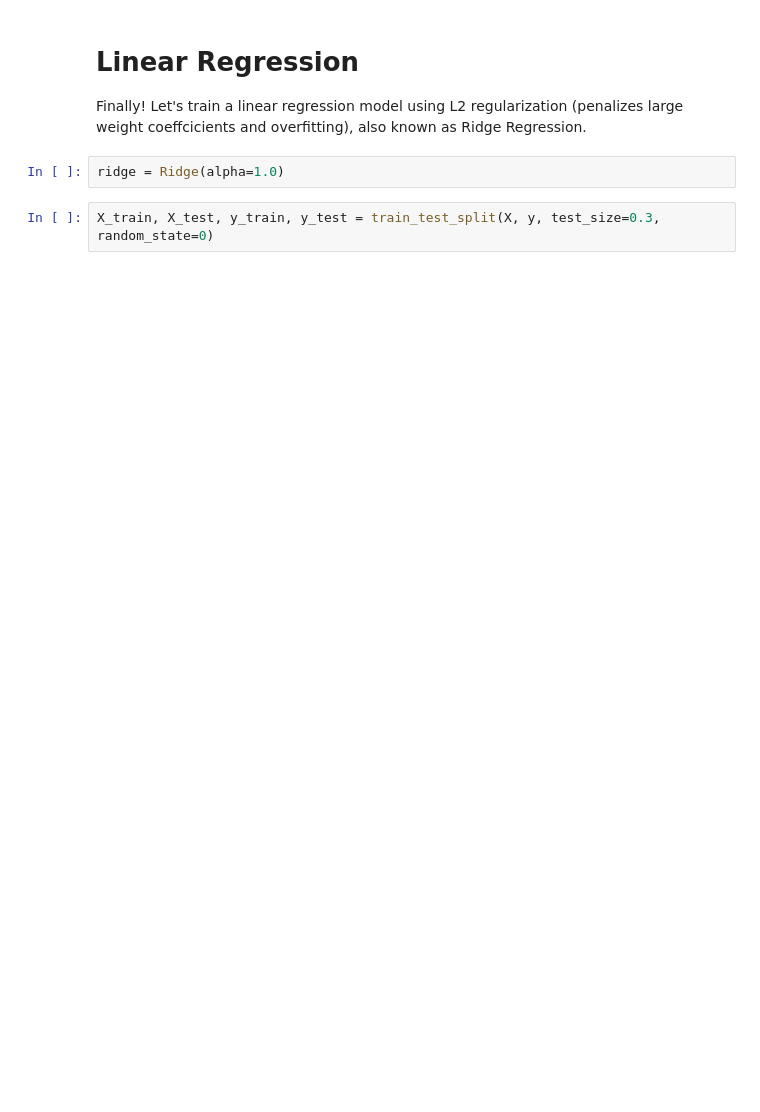
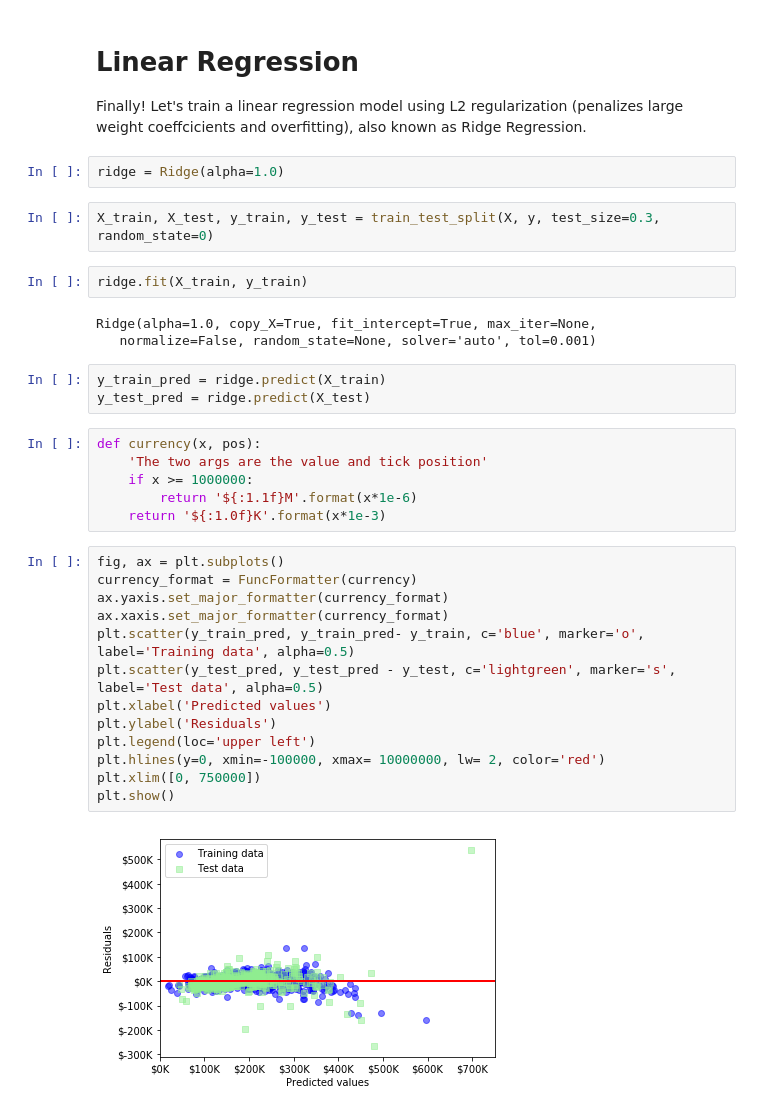
Before and after one commit to aaronyan/house-price-regression, a Jupyter notebook: house-price-regression.ipynb, the cells around one changed output. Saved outputs shown, nothing was run; the diff lists cells and outputs as text; blank space fills up the shorter version.

Commit message:
Train model and predict. Show residual plots of test set.

```diff
--- a/house-price-regression.ipynb
+++ b/house-price-regression.ipynb
@@ -276,3 +278,32 @@ Finally! Let's train a linear regression model using L2 regularization (penalize
 ridge = Ridge(alpha=1.0)
 # %%
 X_train, X_test, y_train, y_test = train_test_split(X, y, test_size=0.3, random_state=0)
+# %%
+ridge.fit(X_train, y_train)
+# %% [output]
+Ridge(alpha=1.0, copy_X=True, fit_intercept=True, max_iter=None,
+   normalize=False, random_state=None, solver='auto', tol=0.001)
+# %%
+y_train_pred = ridge.predict(X_train)
+y_test_pred = ridge.predict(X_test)
+# %%
+def currency(x, pos):
+    'The two args are the value and tick position'
+    if x >= 1000000:
+        return '${:1.1f}M'.format(x*1e-6)
+    return '${:1.0f}K'.format(x*1e-3)
+# %%
+fig, ax = plt.subplots()
+currency_format = FuncFormatter(currency)
+ax.yaxis.set_major_formatter(currency_format)
+ax.xaxis.set_major_formatter(currency_format)
+plt.scatter(y_train_pred, y_train_pred- y_train, c='blue', marker='o', label='Training data', alpha=0.5)
+plt.scatter(y_test_pred, y_test_pred - y_test, c='lightgreen', marker='s', label='Test data', alpha=0.5)
+plt.xlabel('Predicted values')
+plt.ylabel('Residuals')
+plt.legend(loc='upper left')
+plt.hlines(y=0, xmin=-100000, xmax= 10000000, lw= 2, color='red')
+plt.xlim([0, 750000])
+plt.show()
+# %% [output]
+[figure, added]
```
Also changed, not shown: parts of 1 cell of this notebook.
